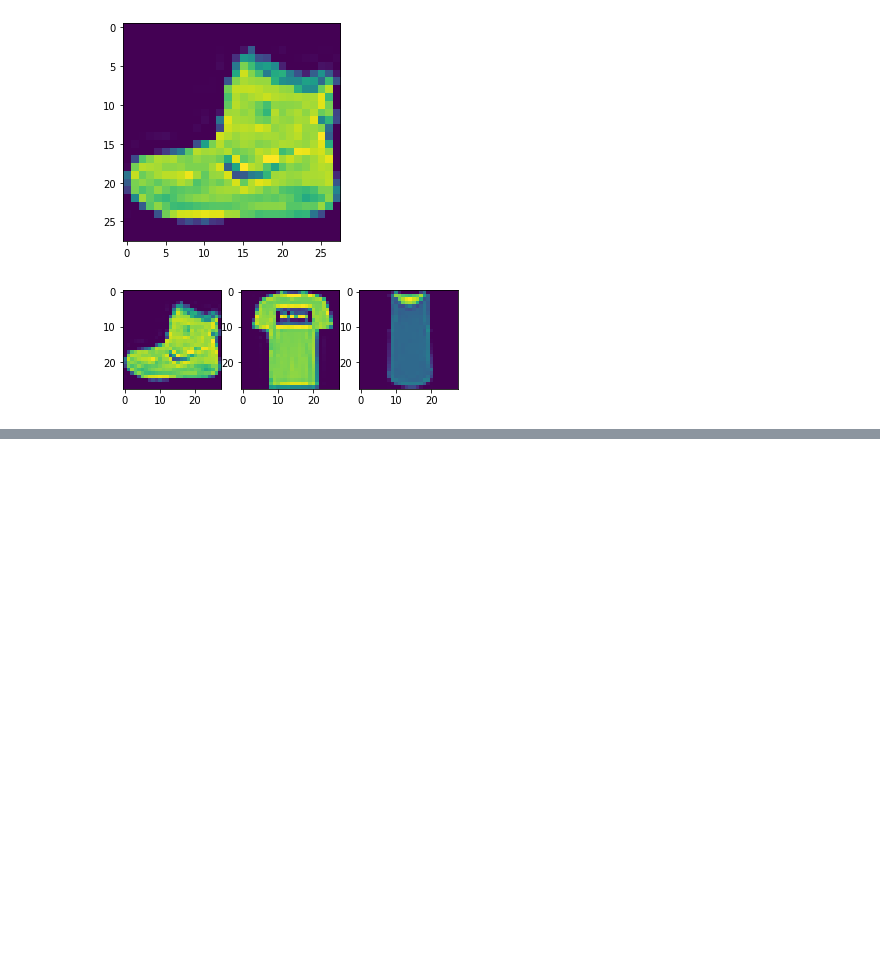
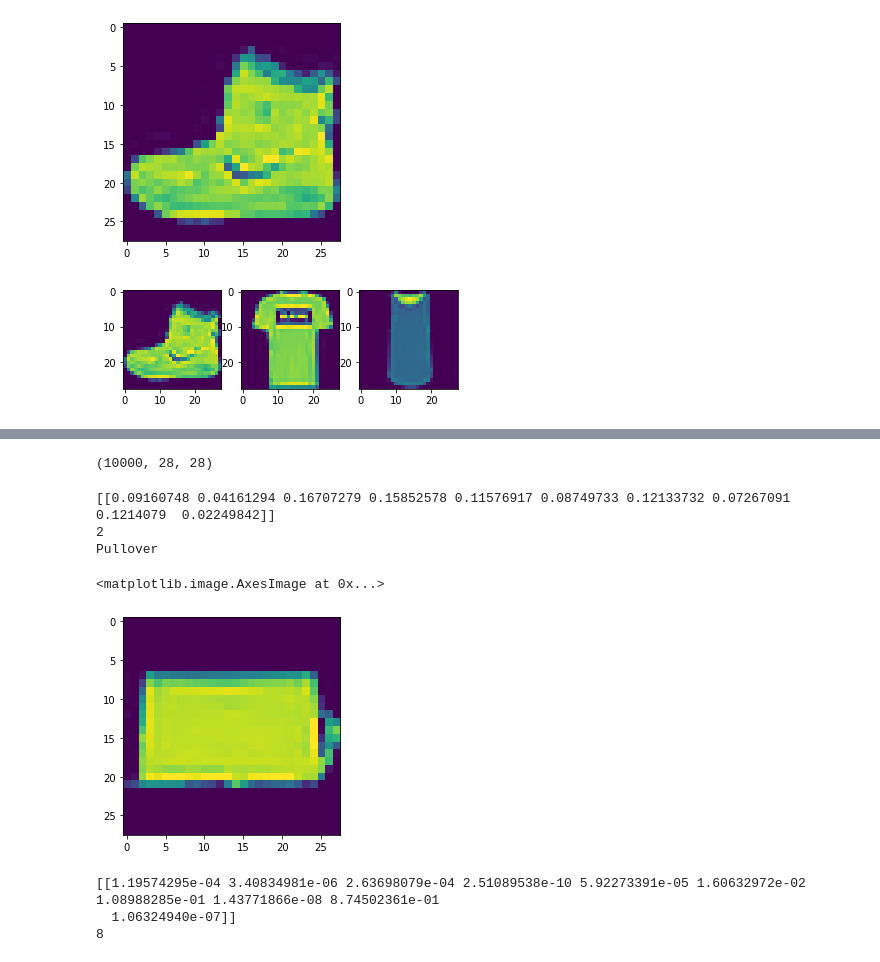
Before and after one commit to rok0306/Python, a Jupyter notebook: 데이터셋_준비_=>_모델생성_=>_학습_=>_예측.ipynb, the cells around one changed output, grey strips where cells are left out. Cells and saved outputs as stored; diff of their text form; code cells hidden in the pictures; blank space fills up the shorter version.

```diff
--- a/데이터셋_준비_=>_모델생성_=>_학습_=>_예측.ipynb
+++ b/데이터셋_준비_=>_모델생성_=>_학습_=>_예측.ipynb
@@ -90,0 +194,29 @@ plt.show()
+# %%
+test_images.shape
+# %% [output]
+(10000, 28, 28)
+# %%
+predic=model.predict(img)
+print(predic)
+print(np.argmax(predic))
+print(class_names[np.argmax(predic)])
+# %% [output]
+[[0.09160748 0.04161294 0.16707279 0.15852578 0.11576917 0.08749733 0.12133732 0.07267091 0.1214079  0.02249842]]
+2
+Pullover
+# %%
+import numpy as np
+randldx=np.random.randint(0,1000) #0에서 1000사이의 임의 수 발생시켜 테스트 이미지 선택
+plt.imshow(test_images[randldx])
+# %% [output]
+<matplotlib.image.AxesImage at 0x...>
+[figure, added]
+# %%
+yhat = model.predict(test_images[randldx][np.newaxis,:,:])
+print(yhat)
+yhat=np.argmax(yhat) # 10개의 출력 값 중 가장 큰 값을 출력
+print(yhat)
+# %% [output]
+[[1.19574295e-04 3.40834981e-06 2.63698079e-04 2.51089538e-10 5.92273391e-05 1.60632972e-02 1.08988285e-01 1.43771866e-08 8.74502361e-01
+  1.06324940e-07]]
+8
```
Also changed, not shown: parts of 12 cells of this notebook.
